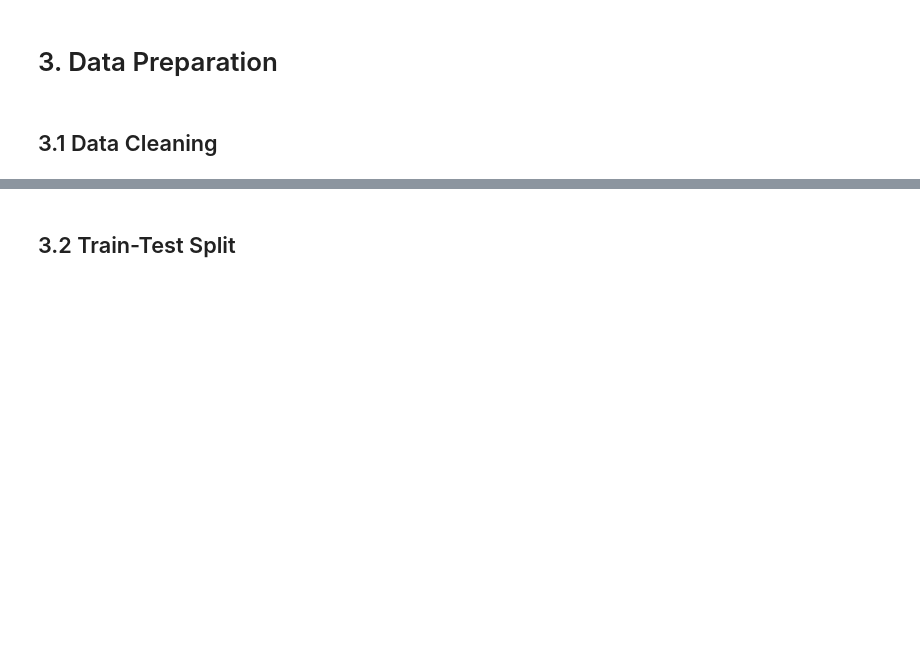
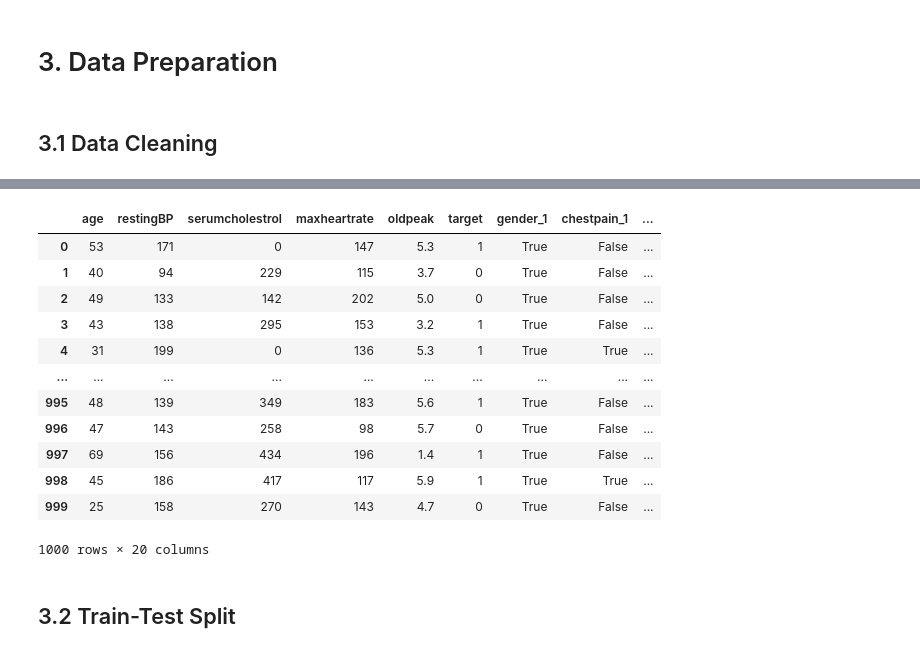
Before and after one commit to dmgfwafja123/MLDP-Project-Heart-Disease, a Jupyter notebook: notebooks/MLDP Program Codes Submission Template.ipynb, the cells around one changed output, grey strips where cells are left out. Cells and saved outputs as stored; diff of their text form; code cells hidden in the pictures; blank space fills up the shorter version.

```diff
--- a/notebooks/MLDP Program Codes Submission Template.ipynb
+++ b/notebooks/MLDP Program Codes Submission Template.ipynb
@@ -136,3 +240,12 @@ Name: count, dtype: int64
 ## 3.1 Data Cleaning
 # %%
 ## Clean data
+# 3. Data Preparation
+
+## 3.1 Data Cleaning
+# Drop patient identification number as it does not contribute to prediction
+df_clean = df.drop(columns=['patientid'])
+print(f"Dropped: patientid")
+print(f"Remaining columns: {df_clean.shape[1]}")
+print(f"Remaining rows: {df_clean.shape[0]}")
+df_clean
@@ -139,3 +371,19 @@ Name: count, dtype: int64
+# %%
+df_encoded
+# %% [output]
+|  | age | restingBP | serumcholestrol | maxheartrate | oldpeak | target | gender_1 | chestpain_1 | ... |
+| 0 | 53 | 171 | 0 | 147 | 5.3 | 1 | True | False | ... |
+| 1 | 40 | 94 | 229 | 115 | 3.7 | 0 | True | False | ... |
+| 2 | 49 | 133 | 142 | 202 | 5.0 | 0 | True | False | ... |
+| 3 | 43 | 138 | 295 | 153 | 3.2 | 1 | True | False | ... |
+| 4 | 31 | 199 | 0 | 136 | 5.3 | 1 | True | True | ... |
+| ... | ... | ... | ... | ... | ... | ... | ... | ... | ... |
+| 995 | 48 | 139 | 349 | 183 | 5.6 | 1 | True | False | ... |
+| 996 | 47 | 143 | 258 | 98 | 5.7 | 0 | True | False | ... |
+| 997 | 69 | 156 | 434 | 196 | 1.4 | 1 | True | False | ... |
+| 998 | 45 | 186 | 417 | 117 | 5.9 | 1 | True | True | ... |
+| 999 | 25 | 158 | 270 | 143 | 4.7 | 0 | True | False | ... |
+1000 rows × 20 columns
 # %% [markdown]
 ## 3.2 Train-Test Split
 # %%
```
Also changed, not shown: parts of 18 cells of this notebook, 1 other file.
